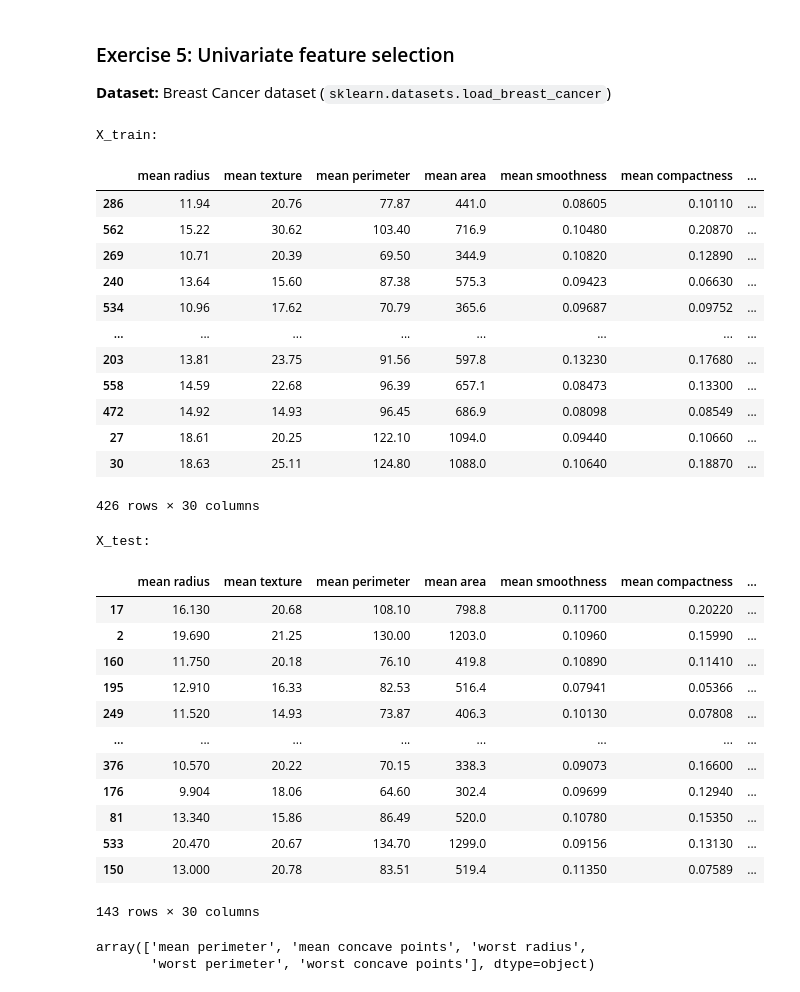
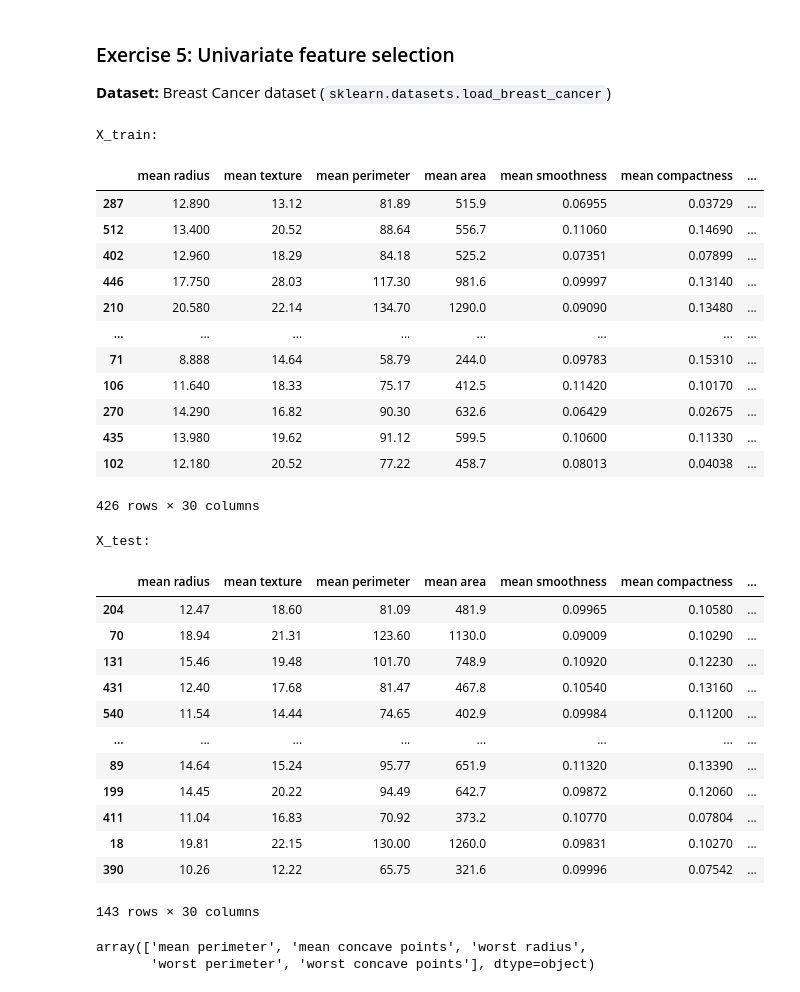
Before and after one commit to Arxcis/VE3451-KI-og-maskinl-ring, a Jupyter notebook: Assign1_feature_engineering_selection_exercises_updated.ipynb, the cells around one changed output. Saved outputs shown, nothing was run; the diff lists cells and outputs as text; code cells hidden in the pictures.

Commit message:
Fix 5.1 by adding test_size=0.25 and random_state=42

```diff
--- a/Assign1_feature_engineering_selection_exercises_updated.ipynb
+++ b/Assign1_feature_engineering_selection_exercises_updated.ipynb
@@ -383,47 +383,52 @@ The number of columns dropped: -3
 # %%
 
 from sklearn.datasets import load_breast_cancer
 from sklearn.model_selection import train_test_split
 
 cancer = load_breast_cancer(as_frame=True)
 X = cancer.data
 y = cancer.target
 
     # 1. Train/test split (HINT: use train_test_split from sklearn.model_selection)
-X_train, X_test, y_train, y_test = train_test_split(X, y)
+X_train, X_test, y_train, y_test = train_test_split(
+    X,
+    y,
+    test_size=0.25, # 25% test set -> 75% training set
+    random_state=42 # Fixed random seed, to make reproduceable
+)
 
 print("X_train:")
 display(X_train)
 print("X_test:")
 X_test
 # %% [output]
 X_train:
 |  | mean radius | mean texture | mean perimeter | mean area | mean smoothness | mean compactness | ... |
-| 286 | 11.94 | 20.76 | 77.87 | 441.0 | 0.08605 | 0.10110 | ... |
-| 562 | 15.22 | 30.62 | 103.40 | 716.9 | 0.10480 | 0.20870 | ... |
-| 269 | 10.71 | 20.39 | 69.50 | 344.9 | 0.10820 | 0.12890 | ... |
-| 240 | 13.64 | 15.60 | 87.38 | 575.3 | 0.09423 | 0.06630 | ... |
-| 534 | 10.96 | 17.62 | 70.79 | 365.6 | 0.09687 | 0.09752 | ... |
+| 287 | 12.890 | 13.12 | 81.89 | 515.9 | 0.06955 | 0.03729 | ... |
+| 512 | 13.400 | 20.52 | 88.64 | 556.7 | 0.11060 | 0.14690 | ... |
+| 402 | 12.960 | 18.29 | 84.18 | 525.2 | 0.07351 | 0.07899 | ... |
+| 446 | 17.750 | 28.03 | 117.30 | 981.6 | 0.09997 | 0.13140 | ... |
+| 210 | 20.580 | 22.14 | 134.70 | 1290.0 | 0.09090 | 0.13480 | ... |
 | ... | ... | ... | ... | ... | ... | ... | ... |
-| 203 | 13.81 | 23.75 | 91.56 | 597.8 | 0.13230 | 0.17680 | ... |
-| 558 | 14.59 | 22.68 | 96.39 | 657.1 | 0.08473 | 0.13300 | ... |
-| 472 | 14.92 | 14.93 | 96.45 | 686.9 | 0.08098 | 0.08549 | ... |
-| 27 | 18.61 | 20.25 | 122.10 | 1094.0 | 0.09440 | 0.10660 | ... |
-| 30 | 18.63 | 25.11 | 124.80 | 1088.0 | 0.10640 | 0.18870 | ... |
+| 71 | 8.888 | 14.64 | 58.79 | 244.0 | 0.09783 | 0.15310 | ... |
+| 106 | 11.640 | 18.33 | 75.17 | 412.5 | 0.11420 | 0.10170 | ... |
+| 270 | 14.290 | 16.82 | 90.30 | 632.6 | 0.06429 | 0.02675 | ... |
+| 435 | 13.980 | 19.62 | 91.12 | 599.5 | 0.10600 | 0.11330 | ... |
+| 102 | 12.180 | 20.52 | 77.22 | 458.7 | 0.08013 | 0.04038 | ... |
 426 rows × 30 columns
 X_test:
 |  | mean radius | mean texture | mean perimeter | mean area | mean smoothness | mean compactness | ... |
-| 17 | 16.130 | 20.68 | 108.10 | 798.8 | 0.11700 | 0.20220 | ... |
-| 2 | 19.690 | 21.25 | 130.00 | 1203.0 | 0.10960 | 0.15990 | ... |
-| 160 | 11.750 | 20.18 | 76.10 | 419.8 | 0.10890 | 0.11410 | ... |
-| 195 | 12.910 | 16.33 | 82.53 | 516.4 | 0.07941 | 0.05366 | ... |
-| 249 | 11.520 | 14.93 | 73.87 | 406.3 | 0.10130 | 0.07808 | ... |
+| 204 | 12.47 | 18.60 | 81.09 | 481.9 | 0.09965 | 0.10580 | ... |
+| 70 | 18.94 | 21.31 | 123.60 | 1130.0 | 0.09009 | 0.10290 | ... |
+| 131 | 15.46 | 19.48 | 101.70 | 748.9 | 0.10920 | 0.12230 | ... |
+| 431 | 12.40 | 17.68 | 81.47 | 467.8 | 0.10540 | 0.13160 | ... |
+| 540 | 11.54 | 14.44 | 74.65 | 402.9 | 0.09984 | 0.11200 | ... |
 | ... | ... | ... | ... | ... | ... | ... | ... |
-| 376 | 10.570 | 20.22 | 70.15 | 338.3 | 0.09073 | 0.16600 | ... |
-| 176 | 9.904 | 18.06 | 64.60 | 302.4 | 0.09699 | 0.12940 | ... |
-| 81 | 13.340 | 15.86 | 86.49 | 520.0 | 0.10780 | 0.15350 | ... |
-| 533 | 20.470 | 20.67 | 134.70 | 1299.0 | 0.09156 | 0.13130 | ... |
-| 150 | 13.000 | 20.78 | 83.51 | 519.4 | 0.11350 | 0.07589 | ... |
+| 89 | 14.64 | 15.24 | 95.77 | 651.9 | 0.11320 | 0.13390 | ... |
+| 199 | 14.45 | 20.22 | 94.49 | 642.7 | 0.09872 | 0.12060 | ... |
+| 411 | 11.04 | 16.83 | 70.92 | 373.2 | 0.10770 | 0.07804 | ... |
+| 18 | 19.81 | 22.15 | 130.00 | 1260.0 | 0.09831 | 0.10270 | ... |
+| 390 | 10.26 | 12.22 | 65.75 | 321.6 | 0.09996 | 0.07542 | ... |
 143 rows × 30 columns
 # %%
 from sklearn.metrics import accuracy_score
```
Also changed, not shown: parts of 4 cells of this notebook.
